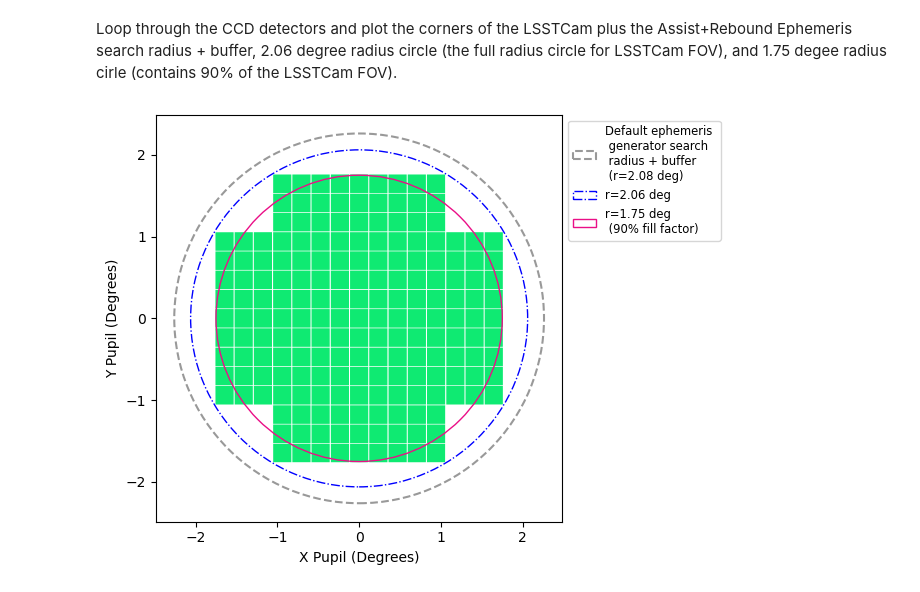
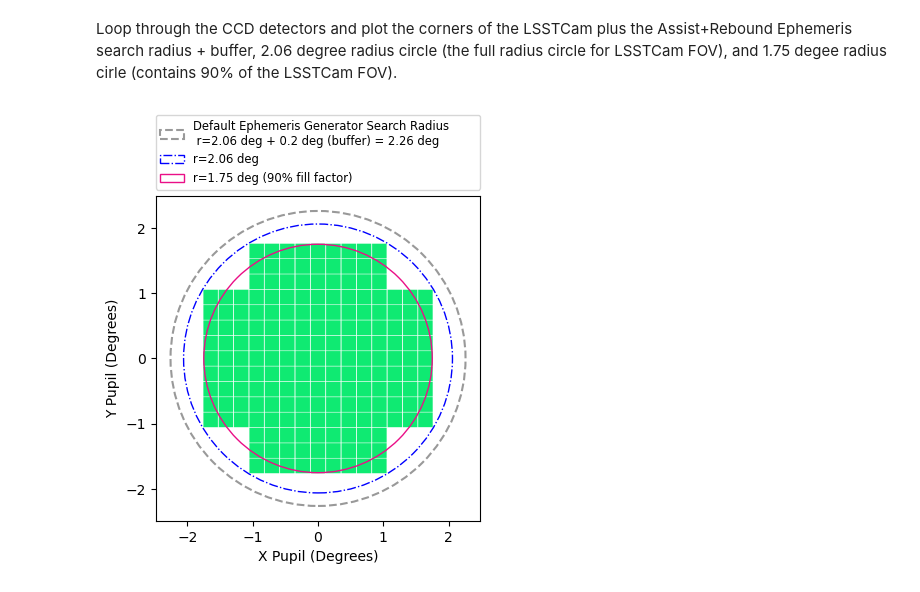
Before and after one commit to dirac-institute/sorcha, a Jupyter notebook: docs/notebooks/demo_PlotLSSTCamCornersFOVs.ipynb, the cells around one changed output. Saved outputs shown, nothing was run; the diff lists cells and outputs as text; code cells hidden in the pictures.

Commit message:
update FOV figures to fix typo
update FOV figures to fix  and put reminder about randomization in ephem gen section

```diff
--- a/docs/notebooks/demo_PlotLSSTCamCornersFOVs.ipynb
+++ b/docs/notebooks/demo_PlotLSSTCamCornersFOVs.ipynb
@@ -20,27 +20,29 @@ Loop through the CCD detectors and plot the corners of the LSSTCam plus the Assi
 # %%
 f =plt.figure()
 ax = f.add_subplot(111)
 for CCD in chips:
     w=df['detector'] ==CCD
     corners=df[w].copy()
     plt.fill(corners['x']*180/3.14, corners['y']*180/3.14, fc='#0fea72')
 
 circle1=Circle((0, 0), radius=2.06, edgecolor="blue", fc='none', linewidth=1.0, linestyle='dashdot')
 ax.add_patch(circle1)
 circle2=Circle((0, 0), radius=1.75, edgecolor="#ea0f87", fc='none', linewidth=1.0)
 ax.add_patch(circle2)
 circle3=Circle((0, 0), radius= 2.06+0.2, edgecolor="#999999", fc='none', linestyle='--', linewidth=1.5)
 ax.add_patch(circle3)
 
 
 plt.gca().set_aspect("equal")
 
 
 plt.xlabel("X Pupil (Degrees)")
 plt.ylabel("Y Pupil (Degrees)")
 
-plt.legend([circle3,circle1,circle2], ["Default ephemeris \n generator search \n radius + buffer \n (r=2.08 deg)","r=2.06 deg", "r=1.75 deg \n (90% fill factor)"], bbox_to_anchor=(1.0, 1.0),fontsize='small', fancybox=True)
+
+plt.legend([circle3,circle1,circle2], ["Default Ephemeris Generator Search Radius \n r=2.06 deg + 0.2 deg (buffer) = 2.26 deg","r=2.06 deg", "r=1.75 deg (90% fill factor)"], bbox_to_anchor=(0., 1.02, 1., .102), loc='lower left',
+                      ncols=1, mode="expand", borderaxespad=0, fontsize='small', fancybox=True)
 plt.tight_layout()
 #plt.savefig("sorcha_fovs.pdf")
 # %% [output]
-[figure, old version]
+[figure, new version]
```
Also changed, not shown: 2 other files.
